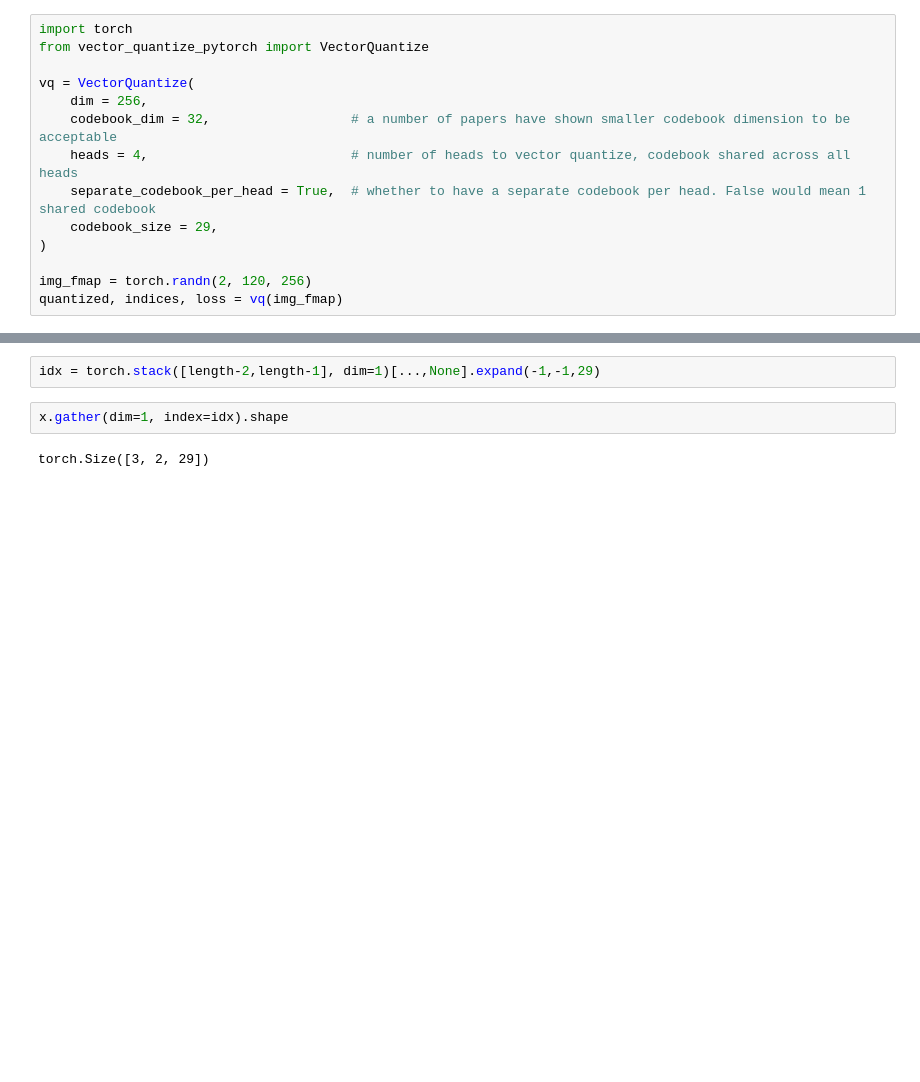
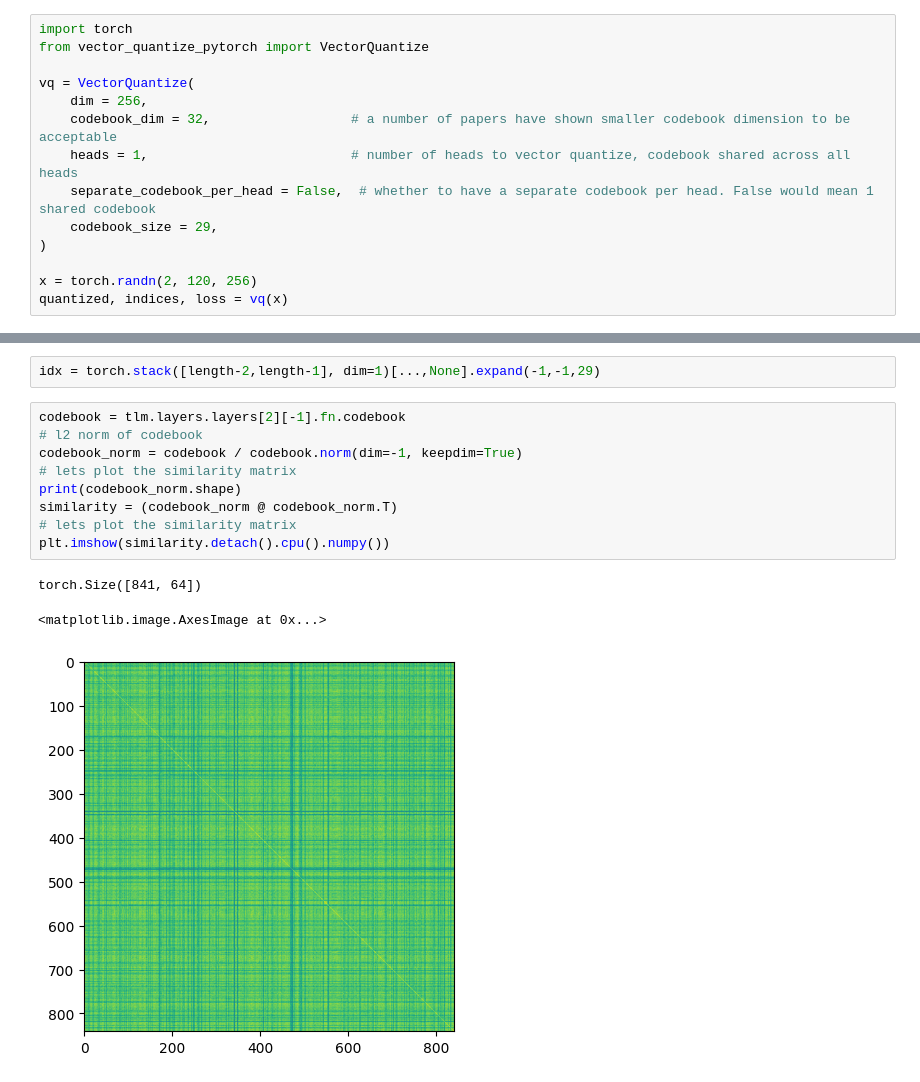
Before and after one commit to robflynnyh/asr_training_scripts, a Jupyter notebook: ipynbs/t.ipynb, the cells around one changed output, grey strips where cells are left out. Cells and saved outputs as stored; diff of their text form; blank space fills up the shorter version.

```diff
--- a/ipynbs/t.ipynb
+++ b/ipynbs/t.ipynb
@@ -274,11 +274,11 @@ from vector_quantize_pytorch import VectorQuantize
 vq = VectorQuantize(
     dim = 256,
     codebook_dim = 32,                  # a number of papers have shown smaller codebook dimension to be acceptable
-    heads = 4,                          # number of heads to vector quantize, codebook shared across all heads
-    separate_codebook_per_head = True,  # whether to have a separate codebook per head. False would mean 1 shared codebook
+    heads = 1,                          # number of heads to vector quantize, codebook shared across all heads
+    separate_codebook_per_head = False,  # whether to have a separate codebook per head. False would mean 1 shared codebook
     codebook_size = 29,
 )
 
-img_fmap = torch.randn(2, 120, 256)
-quantized, indices, loss = vq(img_fmap)
+x = torch.randn(2, 120, 256)
+quantized, indices, loss = vq(x)
 # %%
@@ -1229,7 +1355,16 @@ tensor([[[ 0.5522,  0.7073, -0.4004, -1.7506, -0.3139, -0.3931, -0.5387,
            1.0510]]], grad_fn=<SliceBackward0>)
 # %%
 idx = torch.stack([length-2,length-1], dim=1)[...,None].expand(-1,-1,29)
-# %%
-x.gather(dim=1, index=idx).shape
-# %% [output]
-torch.Size([3, 2, 29])
+# %%
+codebook = tlm.layers.layers[2][-1].fn.codebook
+# l2 norm of codebook
+codebook_norm = codebook / codebook.norm(dim=-1, keepdim=True)
+# lets plot the similarity matrix
+print(codebook_norm.shape)
+similarity = (codebook_norm @ codebook_norm.T)
+# lets plot the similarity matrix
+plt.imshow(similarity.detach().cpu().numpy())
+# %% [output]
+torch.Size([841, 64])
+<matplotlib.image.AxesImage at 0x...>
+[figure, added]
```
Also changed, not shown: parts of 33 cells of this notebook, 7 other files.
